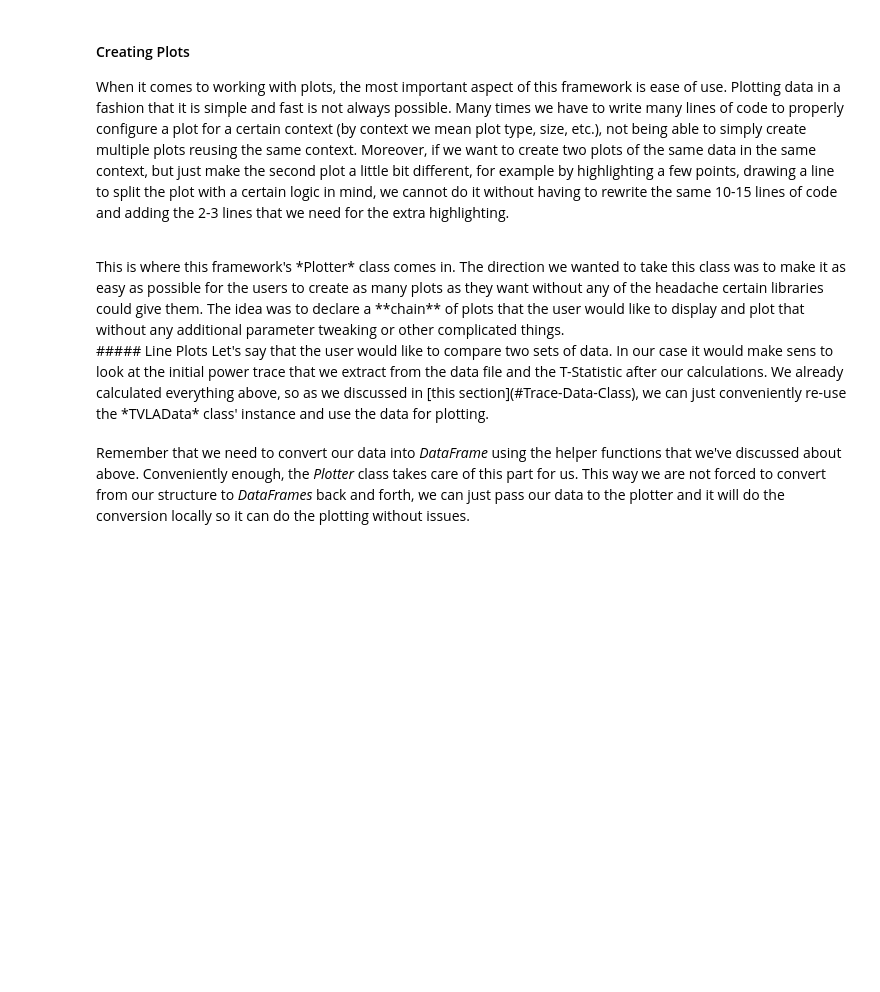
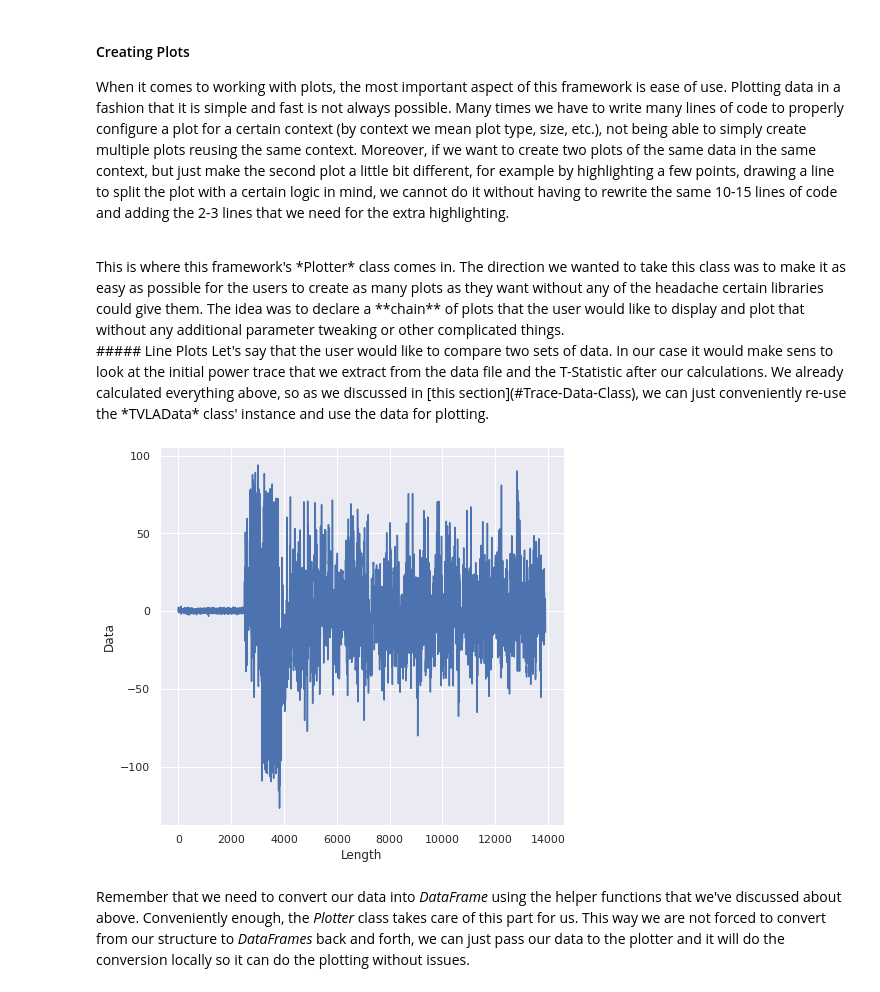
Before and after one commit to RazePerson/sca-leakage-detection-framework, a Jupyter notebook: sca-leakage-detection-framework/main-app.ipynb, the cells around one changed output. Saved outputs shown, nothing was run; the diff lists cells and outputs as text; code cells hidden in the pictures; blank space fills up the shorter version.

```diff
--- a/sca-leakage-detection-framework/main-app.ipynb
+++ b/sca-leakage-detection-framework/main-app.ipynb
@@ -185,7 +250,9 @@ The idea was to declare a **chain** of plots that the user would like to display
 ##### Line Plots
 Let's say that the user would like to compare two sets of data. In our case it would make sens to look at the initial power trace that we extract from the data file and the T-Statistic after our calculations. We already calculated everything above, so as we discussed in [this section](#Trace-Data-Class), we can just conveniently re-use the *TVLAData* class' instance and use the data for plotting.
 # %%
-plotter.create_line_plot(t_statistic).plot()
+plotter.create_line_plot(result.t_statistic).plot()
+# %% [output]
+[figure, added]
 # %% [markdown]
 Remember that we need to convert our data into *DataFrame* using the helper functions that we've discussed about above. Conveniently enough, the *Plotter* class takes care of this part for us. This way we are not forced to convert from our structure to *DataFrames* back and forth, we can just pass our data to the plotter and it will do the conversion locally so it can do the plotting without issues.
 # %% [markdown]
```
Also changed, not shown: parts of 32 cells of this notebook, 7 other files.
